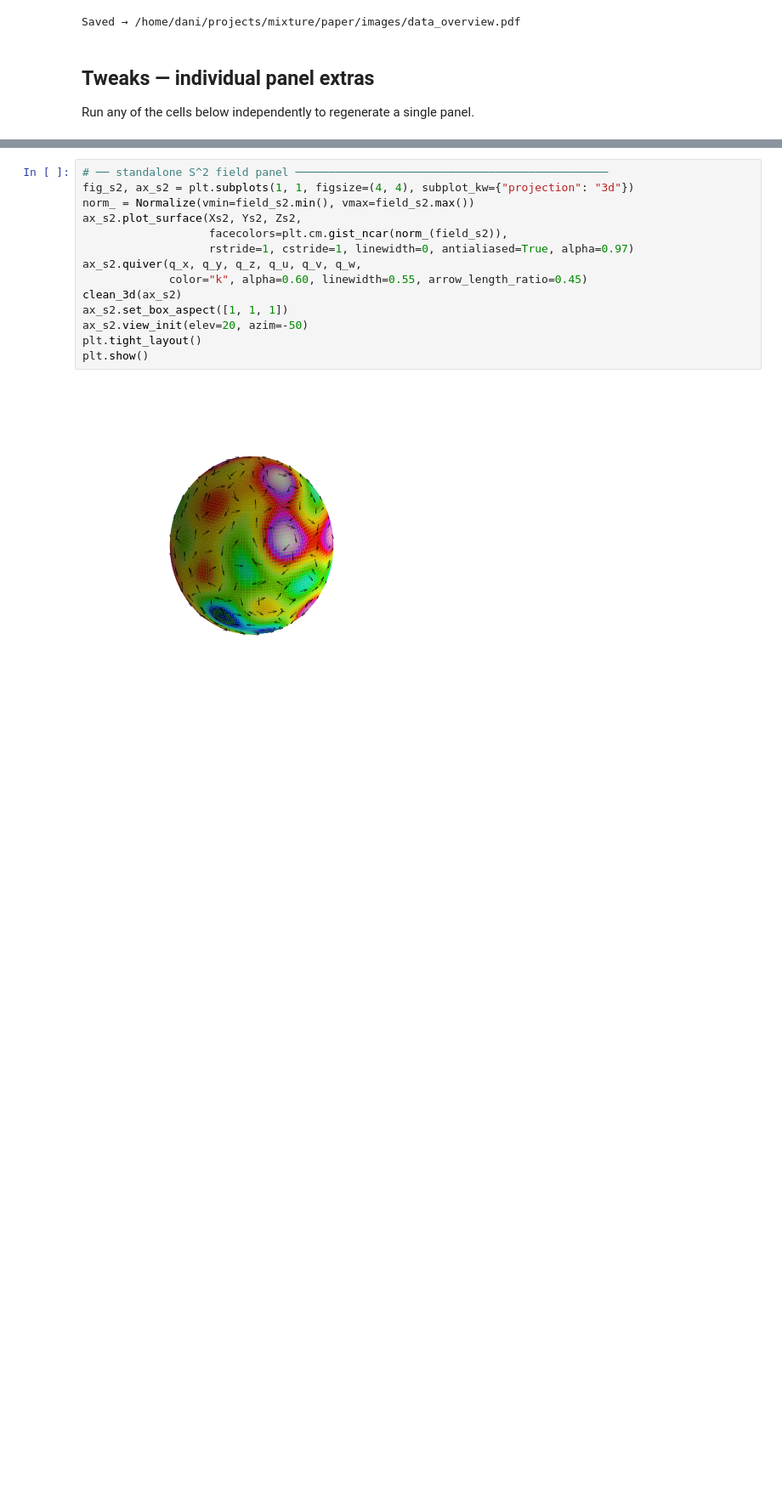
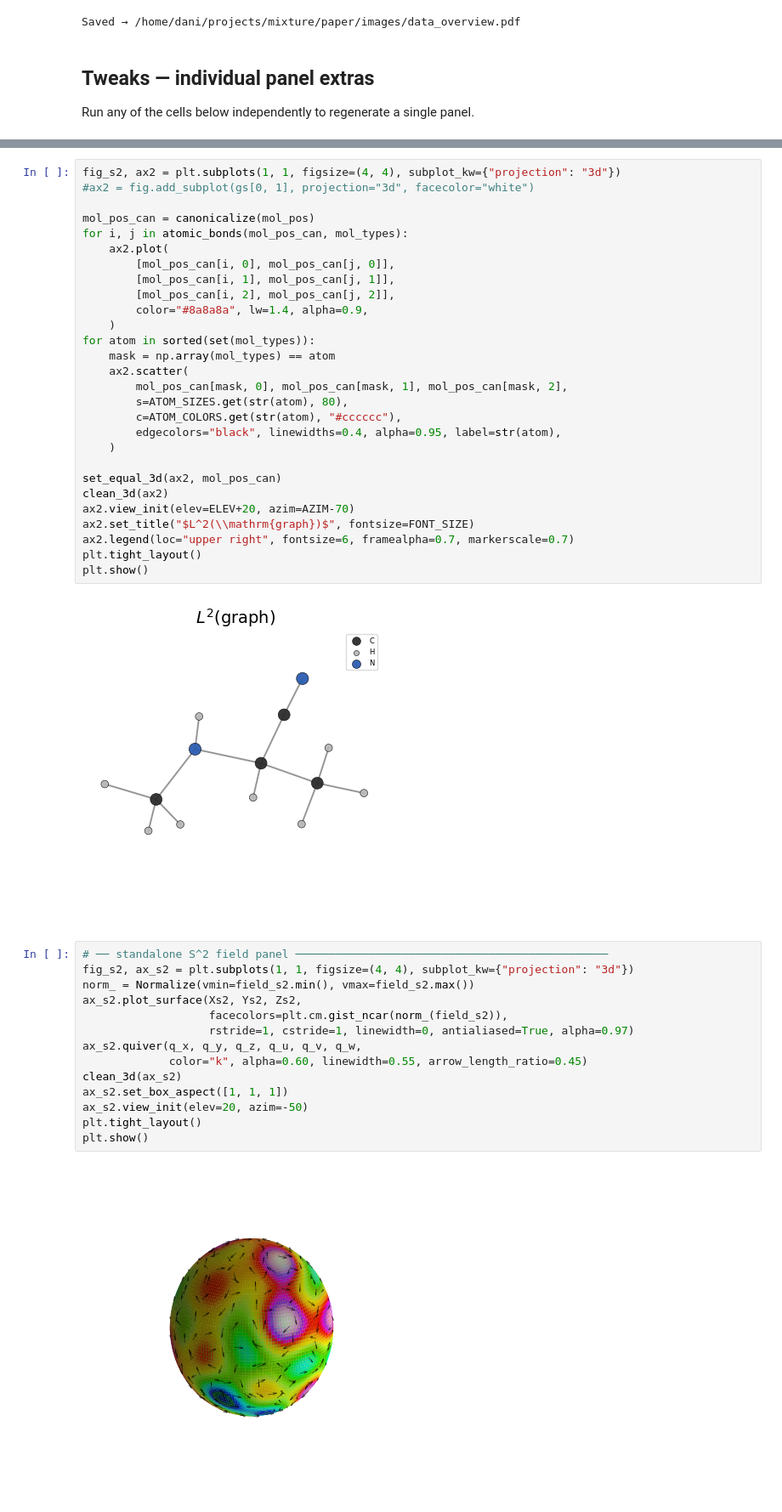
Before and after one commit to dani2442/rkhs-mixture-models, a Jupyter notebook: examples/paper_data_figure.ipynb, the cells around one changed output, grey strips where cells are left out. Shown at 85% size. Cells and saved outputs as stored; diff of their text form; blank space fills up the shorter version.

```diff
--- a/examples/paper_data_figure.ipynb
+++ b/examples/paper_data_figure.ipynb
@@ -544,3 +556,33 @@ plt.show()
+# %%
+fig_s2, ax2 = plt.subplots(1, 1, figsize=(4, 4), subplot_kw={"projection": "3d"})
+#ax2 = fig.add_subplot(gs[0, 1], projection="3d", facecolor="white")
+
+mol_pos_can = canonicalize(mol_pos)
+for i, j in atomic_bonds(mol_pos_can, mol_types):
+    ax2.plot(
+        [mol_pos_can[i, 0], mol_pos_can[j, 0]],
+        [mol_pos_can[i, 1], mol_pos_can[j, 1]],
+        [mol_pos_can[i, 2], mol_pos_can[j, 2]],
+        color="#8a8a8a", lw=1.4, alpha=0.9,
+    )
+for atom in sorted(set(mol_types)):
+    mask = np.array(mol_types) == atom
+    ax2.scatter(
+        mol_pos_can[mask, 0], mol_pos_can[mask, 1], mol_pos_can[mask, 2],
+        s=ATOM_SIZES.get(str(atom), 80),
+        c=ATOM_COLORS.get(str(atom), "#cccccc"),
+        edgecolors="black", linewidths=0.4, alpha=0.95, label=str(atom),
+    )
+
+set_equal_3d(ax2, mol_pos_can)
+clean_3d(ax2)
+ax2.view_init(elev=ELEV+20, azim=AZIM-70)
+ax2.set_title("$L^2(\\mathrm{graph})$", fontsize=FONT_SIZE)
+ax2.legend(loc="upper right", fontsize=6, framealpha=0.7, markerscale=0.7)
+plt.tight_layout()
+plt.show()
+# %% [output]
+[figure, added]
 # %%
 # ── standalone S^2 field panel ───────────────────────────────────────────────
 fig_s2, ax_s2 = plt.subplots(1, 1, figsize=(4, 4), subplot_kw={"projection": "3d"})
```
Also changed, not shown: parts of 3 cells of this notebook.
